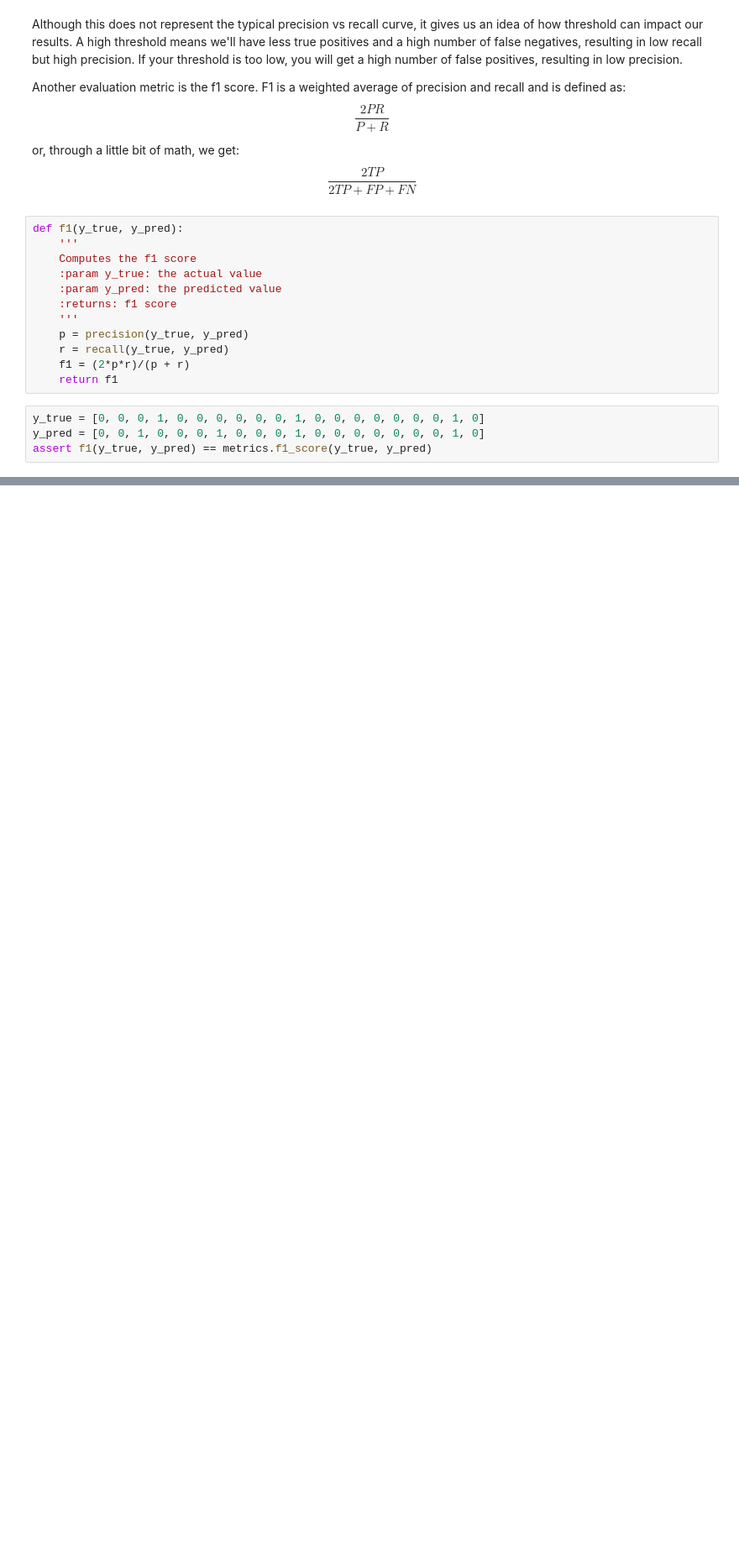
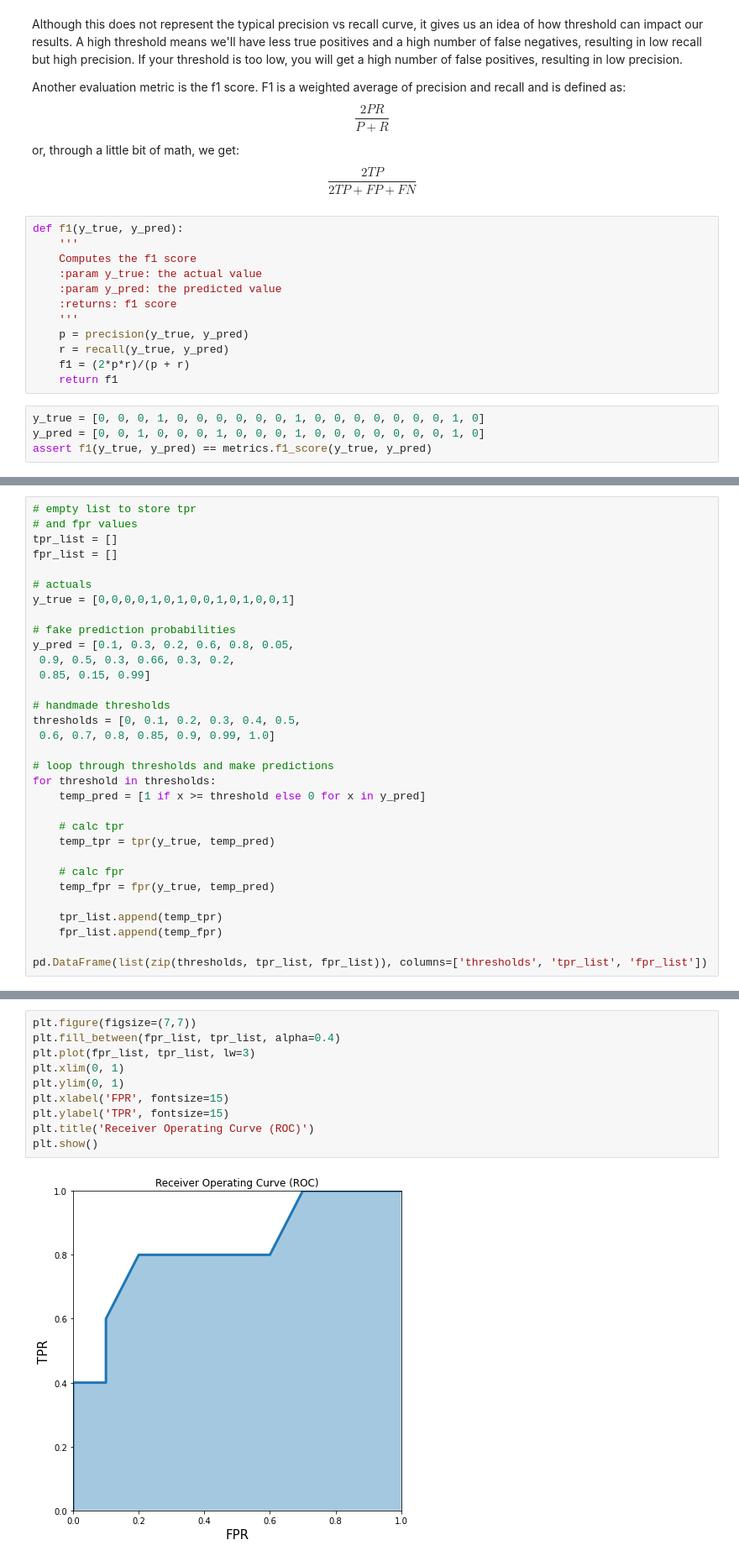
Before and after one commit to AliKhanafer7/approachingalmost, a Jupyter notebook: AAAMLP.ipynb, the cells around one changed output, grey strips where cells are left out. Shown: that part at 84% size. Saved outputs shown, nothing was run; the diff lists cells and outputs as text; blank space fills up the shorter version.

```diff
--- a/AAAMLP.ipynb
+++ b/AAAMLP.ipynb
@@ -736,0 +753,32 @@ assert f1(y_true, y_pred) == metrics.f1_score(y_true, y_pred)
+# %%
+# empty list to store tpr
+# and fpr values
+tpr_list = []
+fpr_list = []
+
+# actuals
+y_true = [0,0,0,0,1,0,1,0,0,1,0,1,0,0,1]
+
+# fake prediction probabilities
+y_pred = [0.1, 0.3, 0.2, 0.6, 0.8, 0.05,
+ 0.9, 0.5, 0.3, 0.66, 0.3, 0.2,
+ 0.85, 0.15, 0.99]
+
+# handmade thresholds
+thresholds = [0, 0.1, 0.2, 0.3, 0.4, 0.5,
+ 0.6, 0.7, 0.8, 0.85, 0.9, 0.99, 1.0]
+
+# loop through thresholds and make predictions
+for threshold in thresholds:
+    temp_pred = [1 if x >= threshold else 0 for x in y_pred]
+
+    # calc tpr
+    temp_tpr = tpr(y_true, temp_pred)
+
+    # calc fpr
+    temp_fpr = fpr(y_true, temp_pred)
+
+    tpr_list.append(temp_tpr)
+    fpr_list.append(temp_fpr)
+
+pd.DataFrame(list(zip(thresholds, tpr_list, fpr_list)), columns=['thresholds', 'tpr_list', 'fpr_list'])
@@ -736,0 +800,12 @@ assert f1(y_true, y_pred) == metrics.f1_score(y_true, y_pred)
+# %%
+plt.figure(figsize=(7,7))
+plt.fill_between(fpr_list, tpr_list, alpha=0.4)
+plt.plot(fpr_list, tpr_list, lw=3)
+plt.xlim(0, 1)
+plt.ylim(0, 1)
+plt.xlabel('FPR', fontsize=15)
+plt.ylabel('TPR', fontsize=15)
+plt.title('Receiver Operating Curve (ROC)')
+plt.show()
+# %% [output]
+[figure, added]
```
Also changed, not shown: parts of 10 cells of this notebook.
